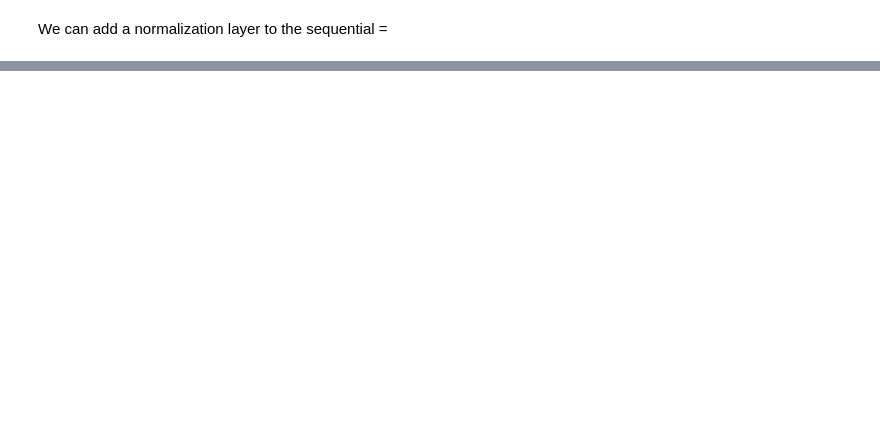
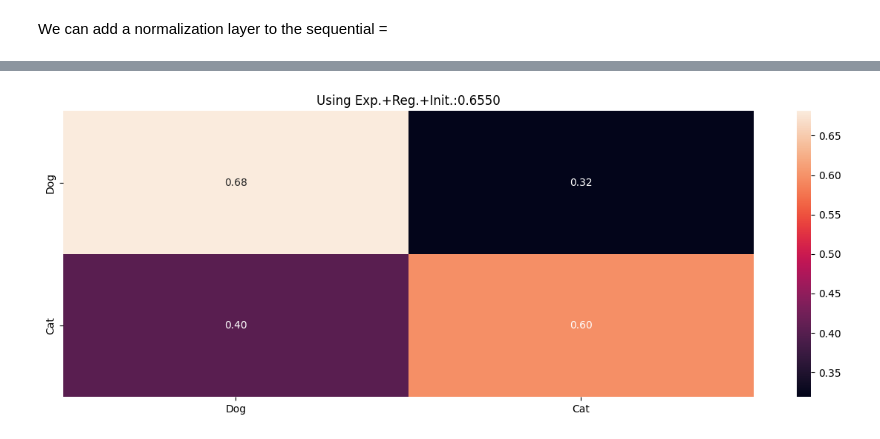
Before and after one commit to ElijahChesnut26/MLLab6, a Jupyter notebook: MLLab6.ipynb, the cells around one changed output, grey strips where cells are left out. Cells and saved outputs as stored; diff of their text form; code cells hidden in the pictures; blank space fills up the shorter version.

```diff
--- a/MLLab6.ipynb
+++ b/MLLab6.ipynb
@@ -74,0 +219,5 @@ cnn.add( Conv2D(filters=16, kernel_size= (3,3), padding='same', input_shape=(128
+# %%
+cnn2.fit(X_train, y_train, batch_size=32,
+                   epochs=15, verbose=1,
+                   validation_data=(X_test,y_test)
+                  )
@@ -74,0 +243,3 @@ cnn.add( Conv2D(filters=16, kernel_size= (3,3), padding='same', input_shape=(128
+# %%
+summarize_net(cnn2, X_test, y_test, title_text='Using Exp.+Reg.+Init.:')
+# %% [output]
@@ -74,0 +247 @@ cnn.add( Conv2D(filters=16, kernel_size= (3,3), padding='same', input_shape=(128
+[figure, added]
```
Also changed, not shown: parts of 16 cells of this notebook.
